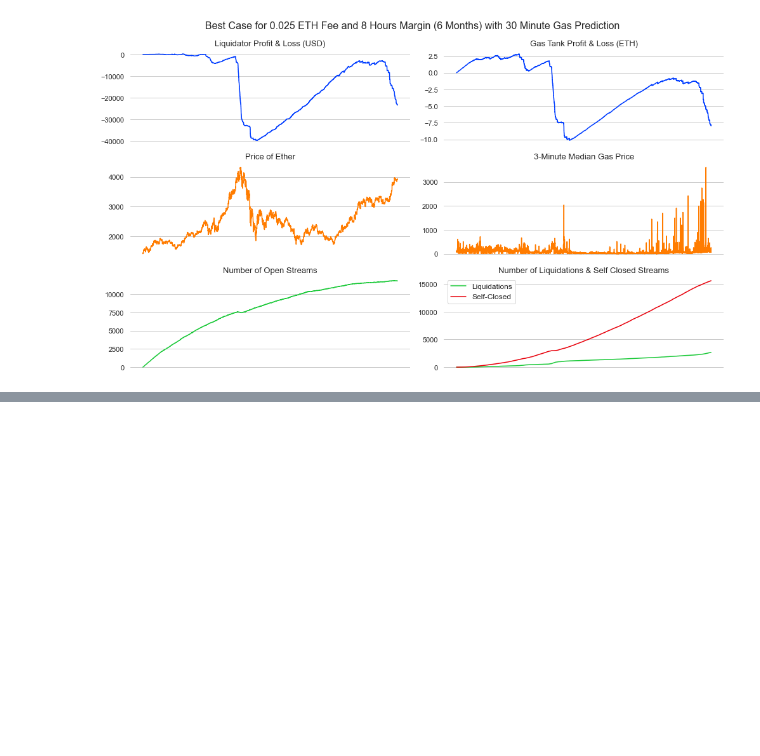
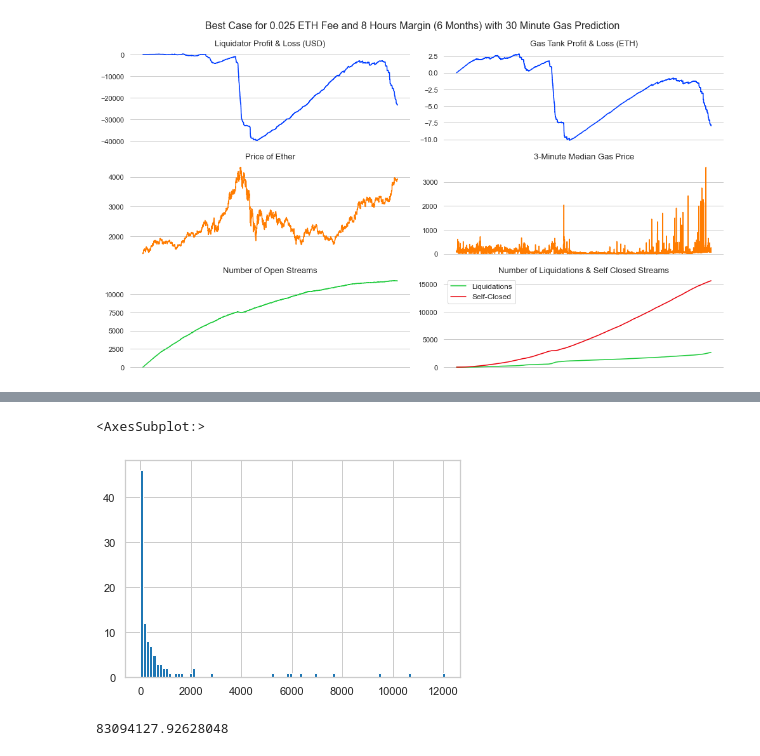
Before and after one commit to mcurcio5/superfluid-liquidations, a Jupyter notebook: sim_analysis.ipynb, the cells around one changed output, grey strips where cells are left out. Saved outputs shown, nothing was run; the diff lists cells and outputs as text; code cells hidden in the pictures; blank space fills up the shorter version.

```diff
--- a/sim_analysis.ipynb
+++ b/sim_analysis.ipynb
@@ -324,0 +370,9 @@ graph_pl(df, title='Best Case for 0.025 ETH Fee and 8 Hours Margin (6 Months) wi
+# %%
+df.loc[df['avg_liquidation_size'] > 0, 'avg_liquidation_size'].hist(bins=100)
+# %% [output]
+<AxesSubplot:>
+[figure, added]
+# %%
+np.sum(df['avg_self_closed_size'])
+# %% [output]
+83094127.92628048
```
Also changed, not shown: parts of 8 cells of this notebook, 1 other file.
